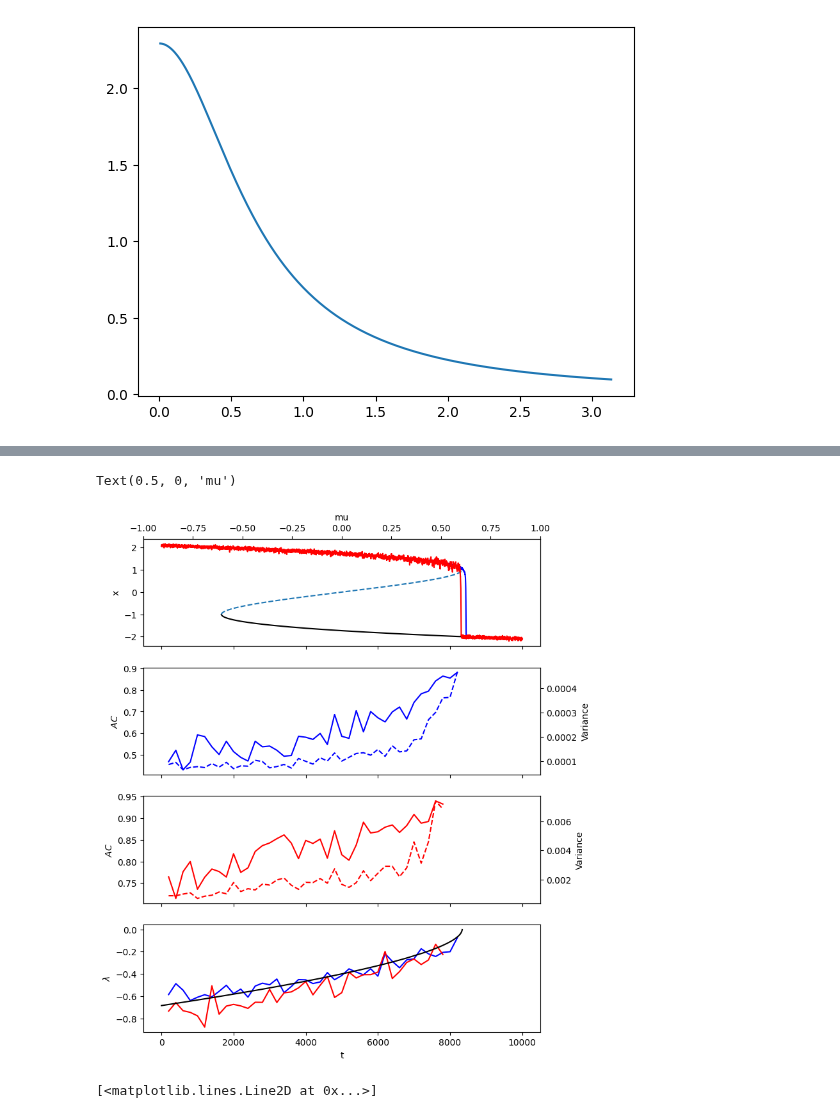
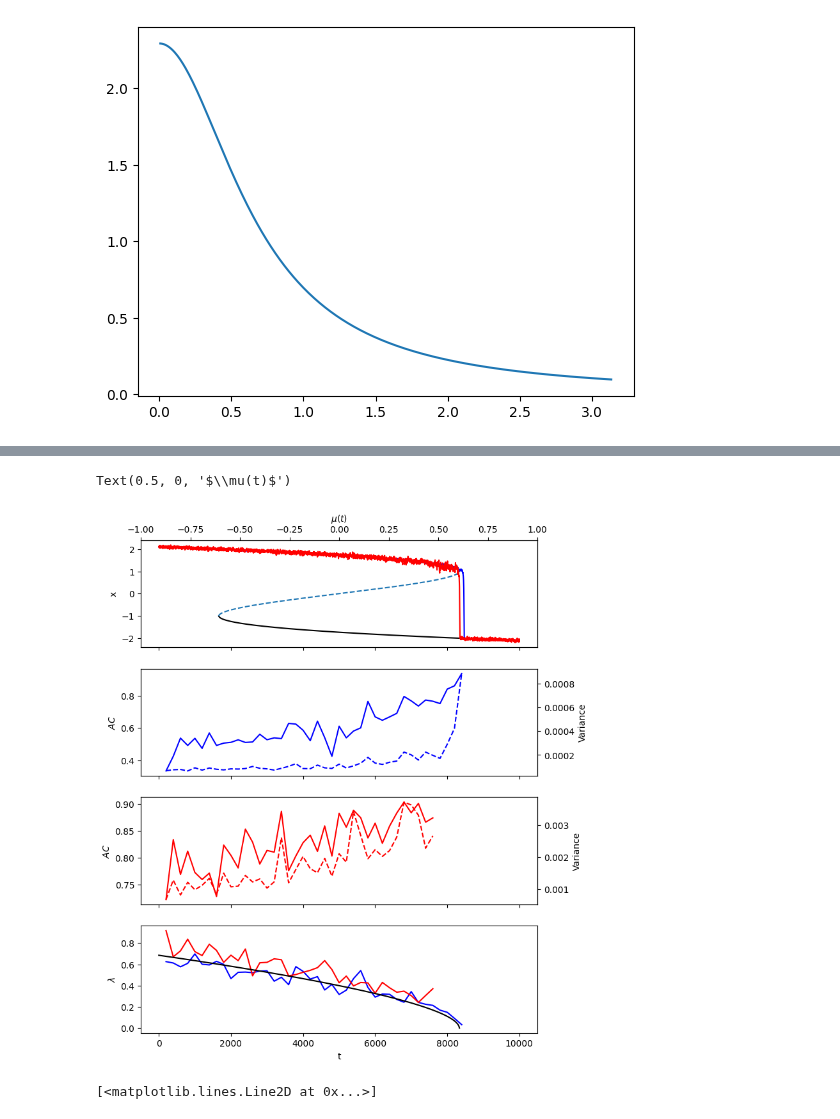
Before and after one commit to j-dichgans/Bachelor-Thesis, a Jupyter notebook: clarke_fig_1_v2.ipynb, the cells around one changed output, grey strips where cells are left out. Drawn from its saved outputs; the diff is of its cells as text; code cells hidden in the pictures.

```diff
--- a/clarke_fig_1_v2.ipynb
+++ b/clarke_fig_1_v2.ipynb
@@ -138,0 +113,4 @@ def get_lambdas(x,noise,method="ratio"):
+# %%
+x = np.array([0,1,3,2])
+a = np.mean(x)
+np.dot(x[1:]-a,x[:-1]-a)/(np.sum((x-a)**2))
@@ -398,27 +145,21 @@ dt = 1/steps_per_unit_time
 #white noise case
 
 xs_white = np.zeros(T*steps_per_unit_time + 1)
-# xs_white[0] = 2.103803356099623
-xs_white[0] = 2.07
+xs_white[0] = upper[0]
 
 sigma = 0.01
 white_noise = np.random.normal(0,np.sqrt(dt),T*steps_per_unit_time + 1)
 
 
 for i in tqdm.trange(T*steps_per_unit_time):
-    xs_white[i+1] = xs_white[i] + 0.2*f(xs_white[i],solve_ts[i])*dt + sigma*white_noise[i]                                  #0.2
+    xs_white[i+1] = xs_white[i] + 0.2*f(xs_white[i],solve_ts[i])*dt + sigma*white_noise[i]                                  #0.2 is new
 
-
-# wiener = np.zeros(T*steps_per_unit_time + 1)
-# wiener[0] = 2.07
-# for i in tqdm.trange(T*steps_per_unit_time):
-#     wiener[i+1] = wiener[i] + sigma*white_noise[i]
 
 
 #red noise case
 
 xs_red = np.zeros(T*steps_per_unit_time+1)
-xs_red[0] = 2.103803356099623                                                           #upper[0]
+xs_red[0] = upper[0]                                                         #upper[0]
 kappa = 0.05                                                                    #shouldn't be too small
 
 def eta(theta):
@@ -437,8 +178,5 @@ for i in tqdm.trange(T*steps_per_unit_time):
 
 xs_white_filtered = xs_white[::steps_per_unit_time]
 xs_red_filtered = xs_red[::steps_per_unit_time]
-
-# white_noise_filtered = white_noise[::steps_per_unit_time]
-eta_filtered = eta[::steps_per_unit_time]
 # %%
 white_noise_filtered = np.array([np.sum([white_noise[i*steps_per_unit_time+j] for j in range(steps_per_unit_time)]) for i in range(T)])
@@ -570,39 +301,39 @@ axs[0].plot(ts[tipp_lower:],lower[tipp_lower:],color = "black")
 axs[0].plot(ts[~np.isnan(unstable)],unstable[~np.isnan(unstable)],linestyle = "--")
 axs[0].plot(ts,xs_white_filtered,color="blue")
 axs[0].plot(ts,xs_red_filtered,color="red")
 
 
 axs[1].plot(ts[window_length:tip_white:window_length],ac_series_white[:int(tip_white/window_length)],color="blue")
 ax1_var = axs[1].twinx()
 ax1_var.plot(ts[window_length:tip_white:window_length],variance_series_white[:int(tip_white/window_length)],color="blue",linestyle="--")
 
 
 axs[2].plot(ts[window_length:tip_red:window_length],ac_series_red[:int(tip_red/window_length)],color="red")
 ax2_var = axs[2].twinx()
 ax2_var.plot(ts[window_length:tip_red:window_length],variance_series_red[:int(tip_red/window_length)],color="red",linestyle="--")
 
 
 axs[0].set_ylabel("x")
 axs[1].set_ylabel(r"$AC$")
 axs[2].set_ylabel(r"$AC$")
 ax1_var.set_ylabel(r"Variance")
 ax2_var.set_ylabel(r"Variance")
 
 
 
 axs[3].set_xlabel("t")
-axs[3].plot(ts[window_length:tip_white:window_length],-ls_white[:int(tip_white/window_length)],color="blue")
-axs[3].plot(ts[window_length:tip_red:window_length],-ls_red[:int(tip_red/window_length)],color="red")
-axs[3].plot(ts[:tipp_upper],0.2*true_ls[:tipp_upper],color="black")
+axs[3].plot(ts[window_length:tip_white:window_length],ls_white[:int(tip_white/window_length)],color="blue")
+axs[3].plot(ts[window_length:tip_red:window_length],ls_red[:int(tip_red/window_length)],color="red")
+axs[3].plot(ts[:tipp_upper],-0.2*true_ls[:tipp_upper],color="black")
 axs[3].set_ylabel(r"$\lambda$")
 
 
 ax_0 = axs[0].twiny()
 ax_0.set_xlim(-1,1)
-ax_0.set_xlabel("mu")
+ax_0.set_xlabel(r"$\mu(t)$")
 # %% [output]
-Text(0.5, 0, 'mu')
+Text(0.5, 0, '$\\mu(t)$')
-[figure, old version]
+[figure, new version]
 # %%
 conv_length = 20
 observed_psd = estim_psd_xs_wn/estim_psd_xi_wn
```
Also changed, not shown: parts of 33 cells of this notebook, 2 other files.
